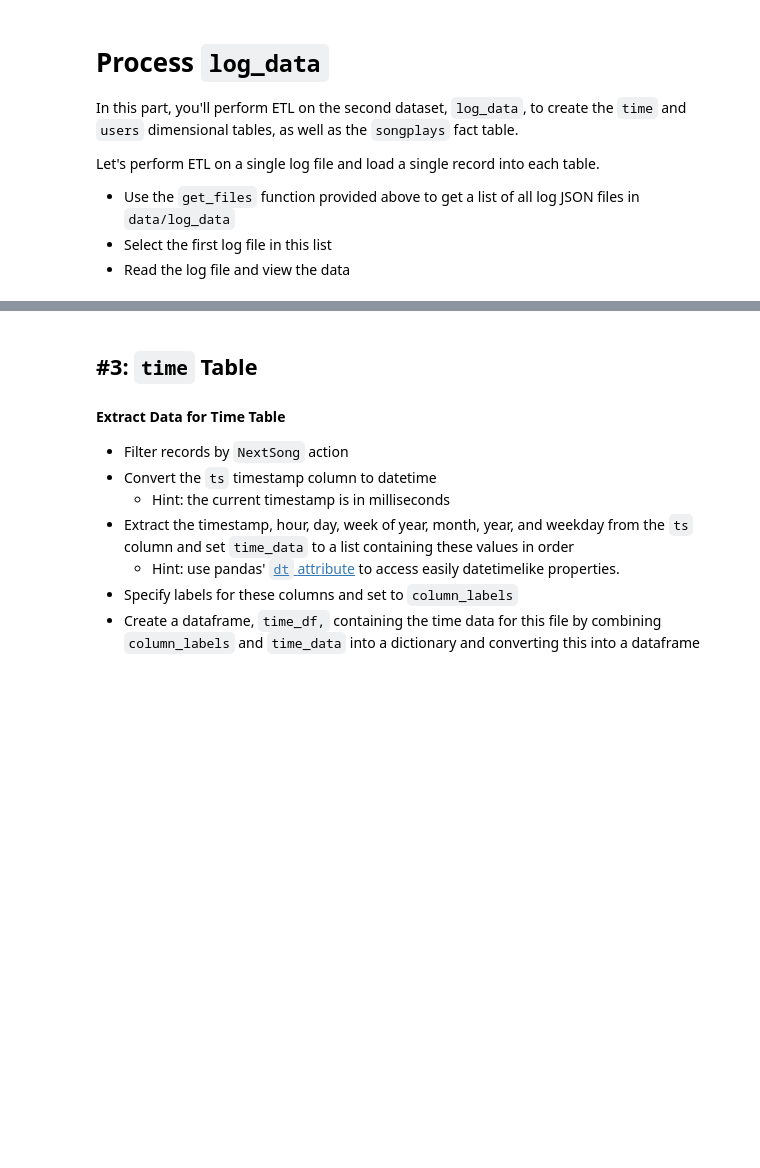
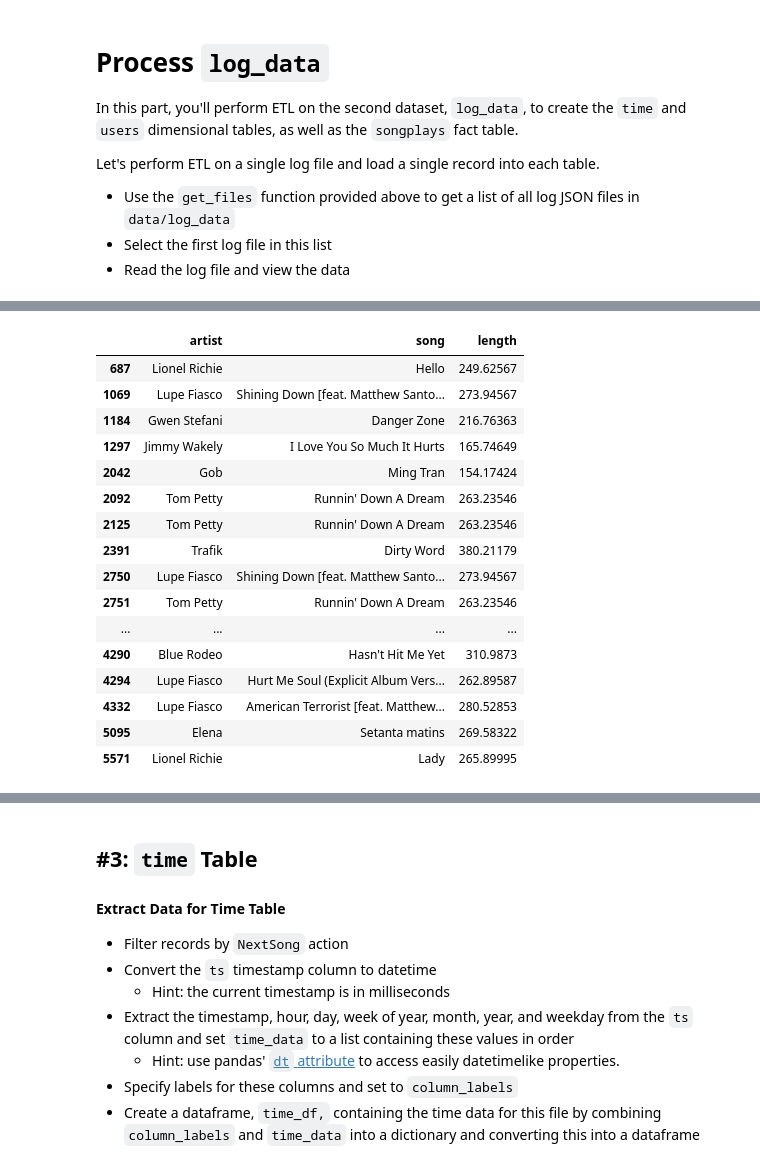
Before and after one commit to wesleyjr01/udacity_project_data_modeling_postgres, a Jupyter notebook: etl.ipynb, the cells around one changed output, grey strips where cells are left out. Saved outputs shown, nothing was run; the diff lists cells and outputs as text; code cells hidden in the pictures; blank space fills up the shorter version.

```diff
--- a/etl.ipynb
+++ b/etl.ipynb
@@ -115,0 +144,10 @@ song_data
+# %%
+df_songs_table = df_songs[["song_id",
+                           "title",
+                           "artist_id",
+                           "year",
+                           "duration"]]\
+                .dropna(axis=0, subset=["song_id"])
+
+df_songs.drop_duplicates(subset="song_id", inplace=True)
+df_songs_table.head()
@@ -162,0 +219,4 @@ df_log.head()
+# %%
+# Is there any artists intersection between datasets?
+artists_intersection = set(df_log["artist"]).intersection(set(df_songs["artist_name"]))
+artists_intersection
@@ -162,0 +235,20 @@ df_log.head()
+# %%
+df_log.loc[df_log["artist"].isin(list(artists_intersection)), ["artist", "song", "length"]]
+# %% [output]
+|  | artist | song | length |
+| 687 | Lionel Richie | Hello | 249.62567 |
+| 1069 | Lupe Fiasco | Shining Down [feat. Matthew Santo... | 273.94567 |
+| 1184 | Gwen Stefani | Danger Zone | 216.76363 |
+| 1297 | Jimmy Wakely | I Love You So Much It Hurts | 165.74649 |
+| 2042 | Gob | Ming Tran | 154.17424 |
+| 2092 | Tom Petty | Runnin' Down A Dream | 263.23546 |
+| 2125 | Tom Petty | Runnin' Down A Dream | 263.23546 |
+| 2391 | Trafik | Dirty Word | 380.21179 |
+| 2750 | Lupe Fiasco | Shining Down [feat. Matthew Santo... | 273.94567 |
+| 2751 | Tom Petty | Runnin' Down A Dream | 263.23546 |
+| ... | ... | ... | ... |
+| 4290 | Blue Rodeo | Hasn't Hit Me Yet | 310.9873 |
+| 4294 | Lupe Fiasco | Hurt Me Soul (Explicit Album Vers... | 262.89587 |
+| 4332 | Lupe Fiasco | American Terrorist [feat. Matthew... | 280.52853 |
+| 5095 | Elena | Setanta matins | 269.58322 |
+| 5571 | Lionel Richie | Lady | 265.89995 |
```
Also changed, not shown: parts of 41 cells of this notebook, 3 other files.
